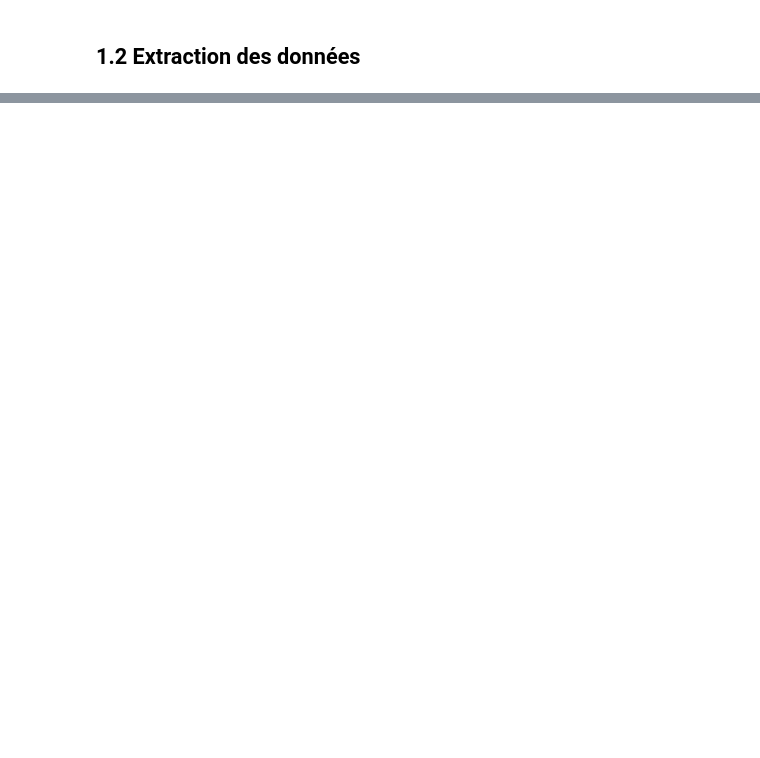
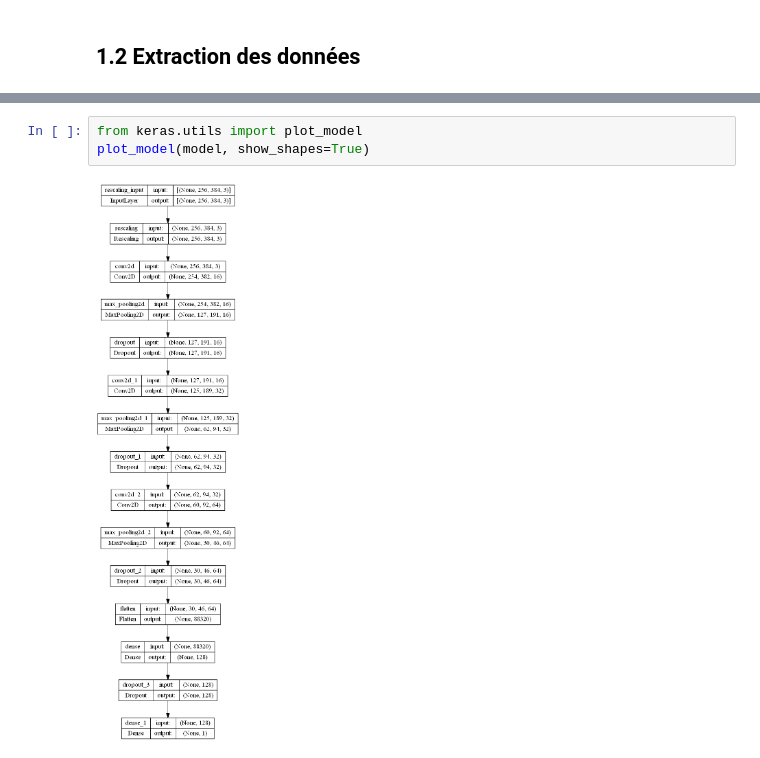
Before and after one commit to Xavier-Labarbe/leyenda, a Jupyter notebook: Projet/leyenda.ipynb, the cells around one changed output, grey strips where cells are left out. Cells and saved outputs as stored; diff of their text form; blank space fills up the shorter version.

```diff
--- a/Projet/leyenda.ipynb
+++ b/Projet/leyenda.ipynb
@@ -88,0 +194,5 @@ Using 8281 files for validation.
+# %%
+from keras.utils import plot_model
+plot_model(model, show_shapes=True)
+# %% [output]
+[figure, added]
```
Also changed, not shown: parts of 14 cells of this notebook, 4 other files.
